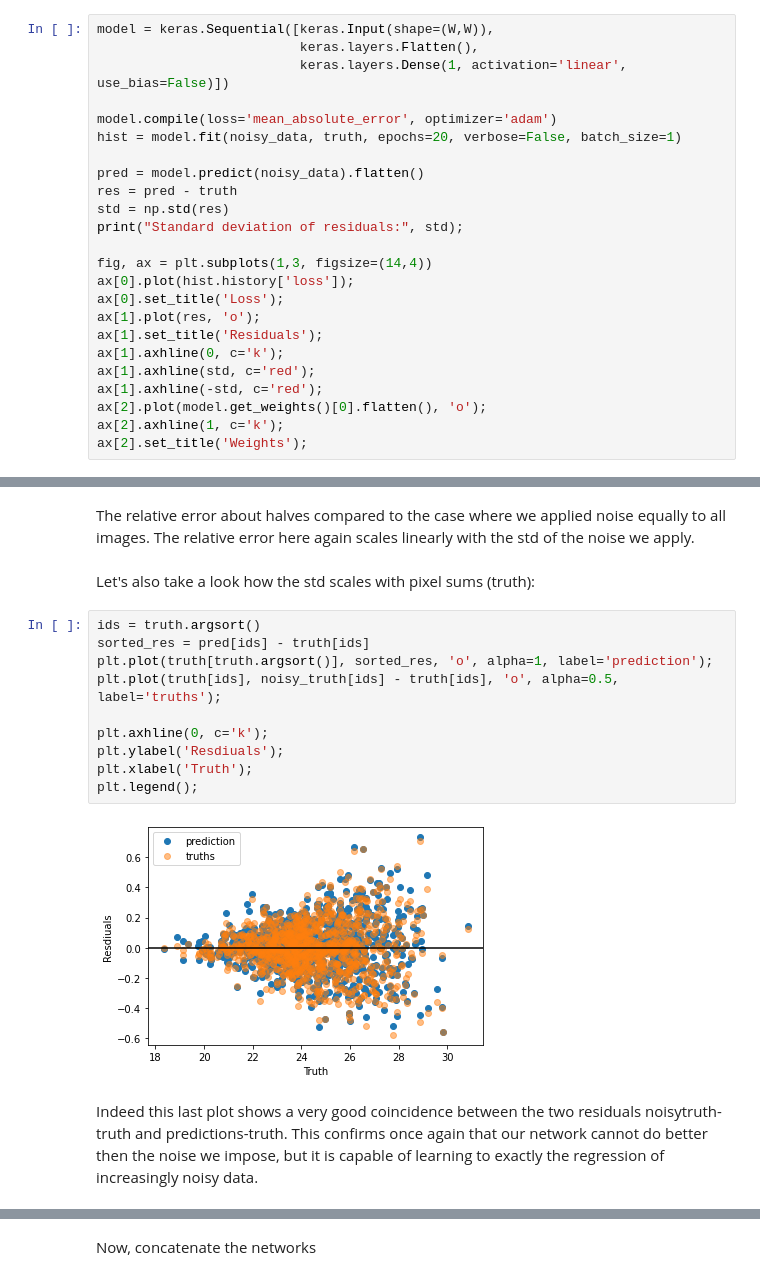
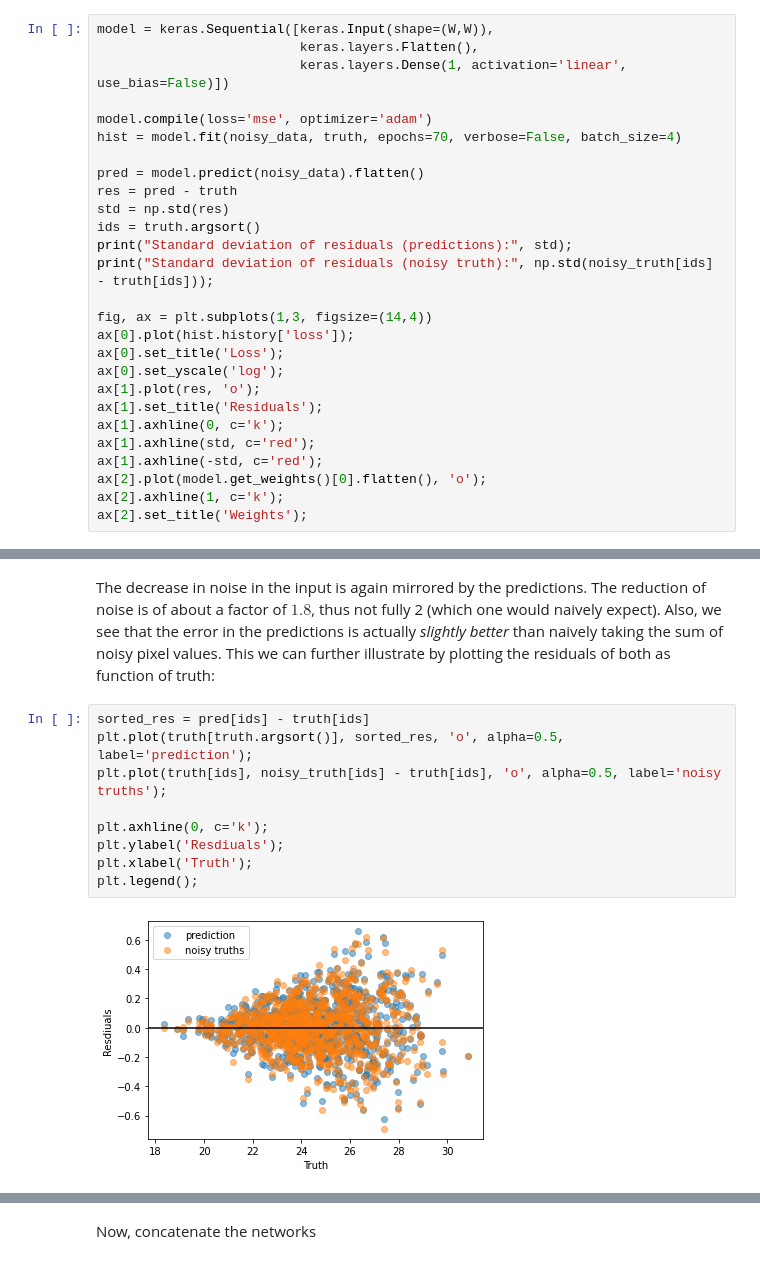
Before and after one commit to dpwinter/random_stuff, a Jupyter notebook: regressing_noisy_data.ipynb, the cells around one changed output, grey strips where cells are left out. Saved outputs shown, nothing was run; the diff lists cells and outputs as text.

```diff
--- a/regressing_noisy_data.ipynb
+++ b/regressing_noisy_data.ipynb
@@ -137,17 +158,20 @@ model = keras.Sequential([keras.Input(shape=(W,W)),
                           keras.layers.Flatten(),
                           keras.layers.Dense(1, activation='linear', use_bias=False)])
 
-model.compile(loss='mean_absolute_error', optimizer='adam')
-hist = model.fit(noisy_data, truth, epochs=20, verbose=False, batch_size=1)
+model.compile(loss='mse', optimizer='adam')
+hist = model.fit(noisy_data, truth, epochs=70, verbose=False, batch_size=4)
 
 pred = model.predict(noisy_data).flatten()
 res = pred - truth
 std = np.std(res)
-print("Standard deviation of residuals:", std);
+ids = truth.argsort()
+print("Standard deviation of residuals (predictions):", std);
+print("Standard deviation of residuals (noisy truth):", np.std(noisy_truth[ids] - truth[ids]));
 
 fig, ax = plt.subplots(1,3, figsize=(14,4))
 ax[0].plot(hist.history['loss']);
 ax[0].set_title('Loss');
+ax[0].set_yscale('log');
 ax[1].plot(res, 'o');
 ax[1].set_title('Residuals');
 ax[1].axhline(0, c='k');
@@ -163,19 +188,14 @@ Standard deviation of residuals: 0.16815644032658958
-# %% [markdown]
-The relative error about halves compared to the case where we applied noise equally to all images. The relative error here again scales linearly with the std of the noise we apply.
 # %% [markdown]
-Let's also take a look how the std scales with pixel sums (truth):
+The decrease in noise in the input is again mirrored by the predictions. The reduction of noise is of about a factor of $1.8$, thus not fully 2 (which one would naively expect). Also, we see that the error in the predictions is actually _slightly better_ than naively taking the sum of noisy pixel values. This we can further illustrate by plotting the residuals of both as function of truth:
 # %%
-ids = truth.argsort()
 sorted_res = pred[ids] - truth[ids]
-plt.plot(truth[truth.argsort()], sorted_res, 'o', alpha=1, label='prediction');
-plt.plot(truth[ids], noisy_truth[ids] - truth[ids], 'o', alpha=0.5, label='truths');
+plt.plot(truth[truth.argsort()], sorted_res, 'o', alpha=0.5, label='prediction');
+plt.plot(truth[ids], noisy_truth[ids] - truth[ids], 'o', alpha=0.5, label='noisy truths');
 
 plt.axhline(0, c='k');
 plt.ylabel('Resdiuals');
 plt.xlabel('Truth');
 plt.legend();
 # %% [output]
-[figure, old version]
+[figure, new version]
-# %% [markdown]
-Indeed this last plot shows a very good coincidence between the two residuals noisytruth-truth and predictions-truth. This confirms once again that our network cannot do better then the noise we impose, but it is capable of learning to exactly the regression of increasingly noisy data.
 # %% [markdown]
```
Also changed, not shown: parts of 68 cells of this notebook, 1 other file.
